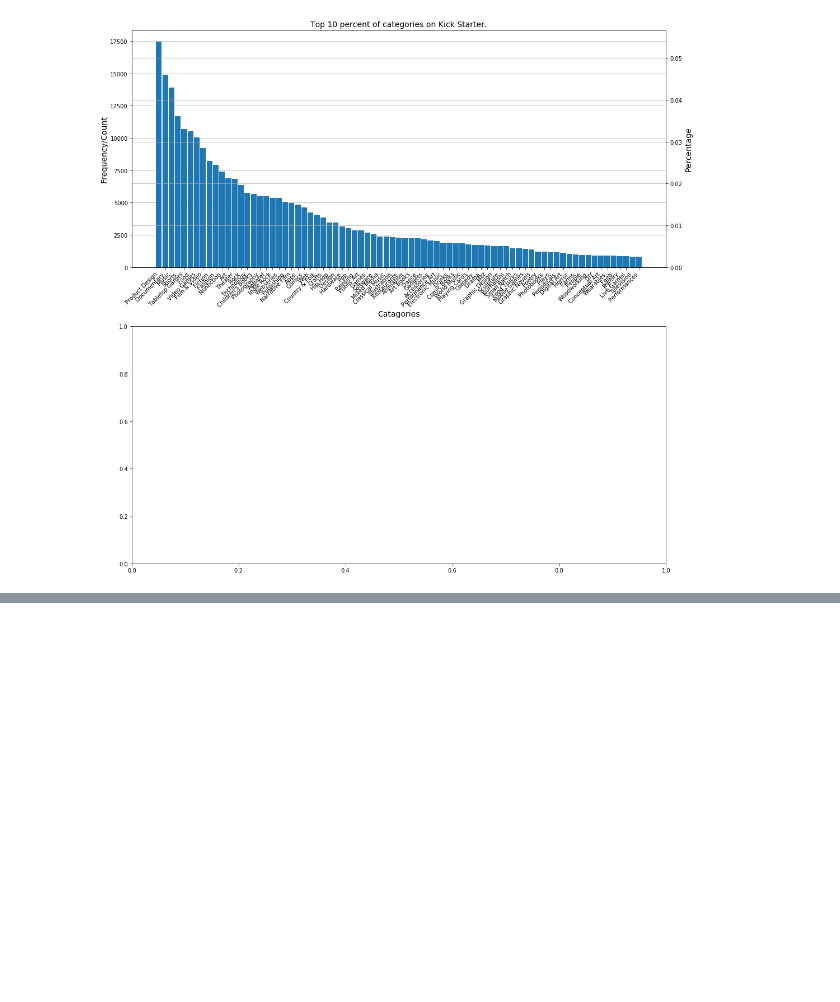
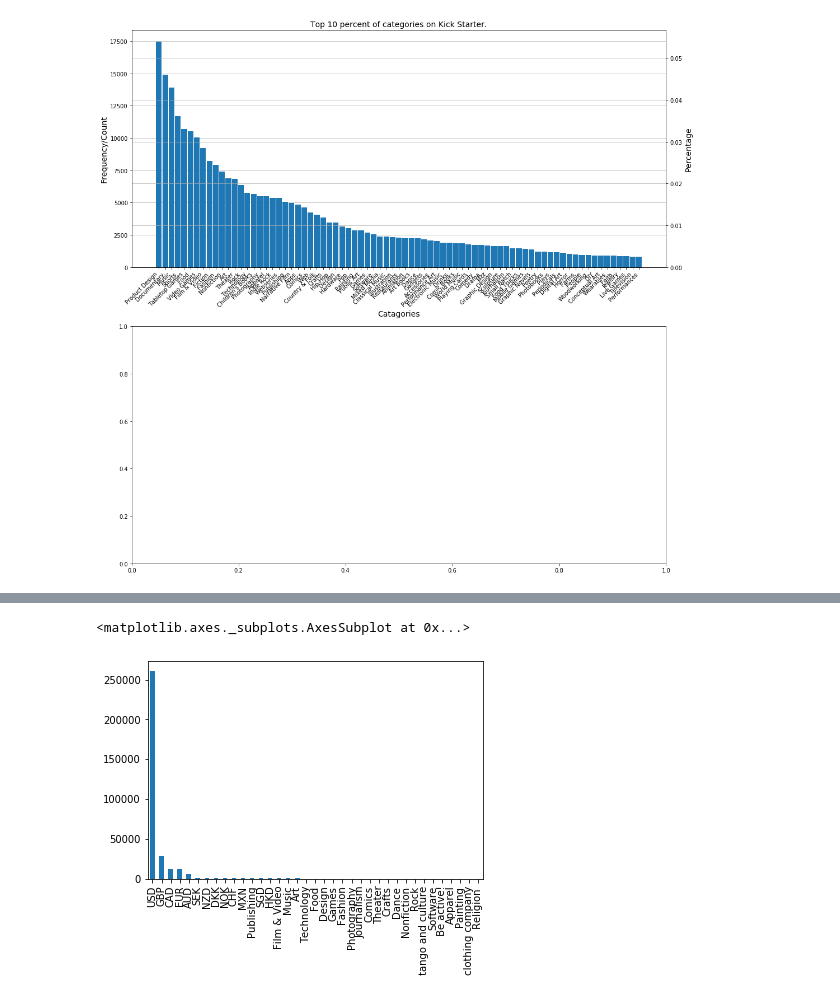
Before and after one commit to LaurentStar/Kick-Starter-Analysis, a Jupyter notebook: Exploratory_Data_Analysis.ipynb, the cells around one changed output, grey strips where cells are left out. Cells and saved outputs as stored; diff of their text form; code cells hidden in the pictures; blank space fills up the shorter version.

```diff
--- a/Exploratory_Data_Analysis.ipynb
+++ b/Exploratory_Data_Analysis.ipynb
@@ -152,0 +210,5 @@ plt.tight_layout();
+# %%
+df['currency '].value_counts().plot('bar');
+# %% [output]
+<matplotlib.axes._subplots.AxesSubplot at 0x...>
+[figure, added]
```
Also changed, not shown: parts of 9 cells of this notebook.
